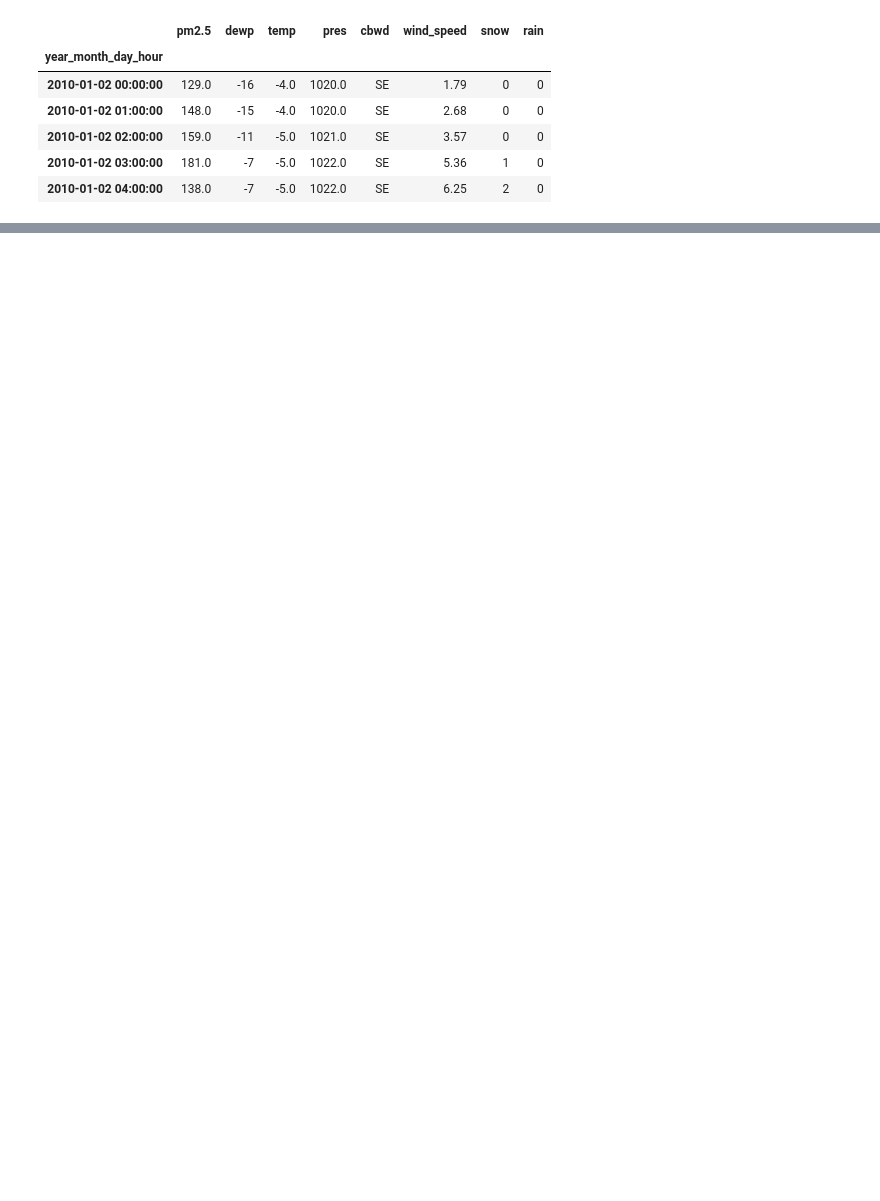
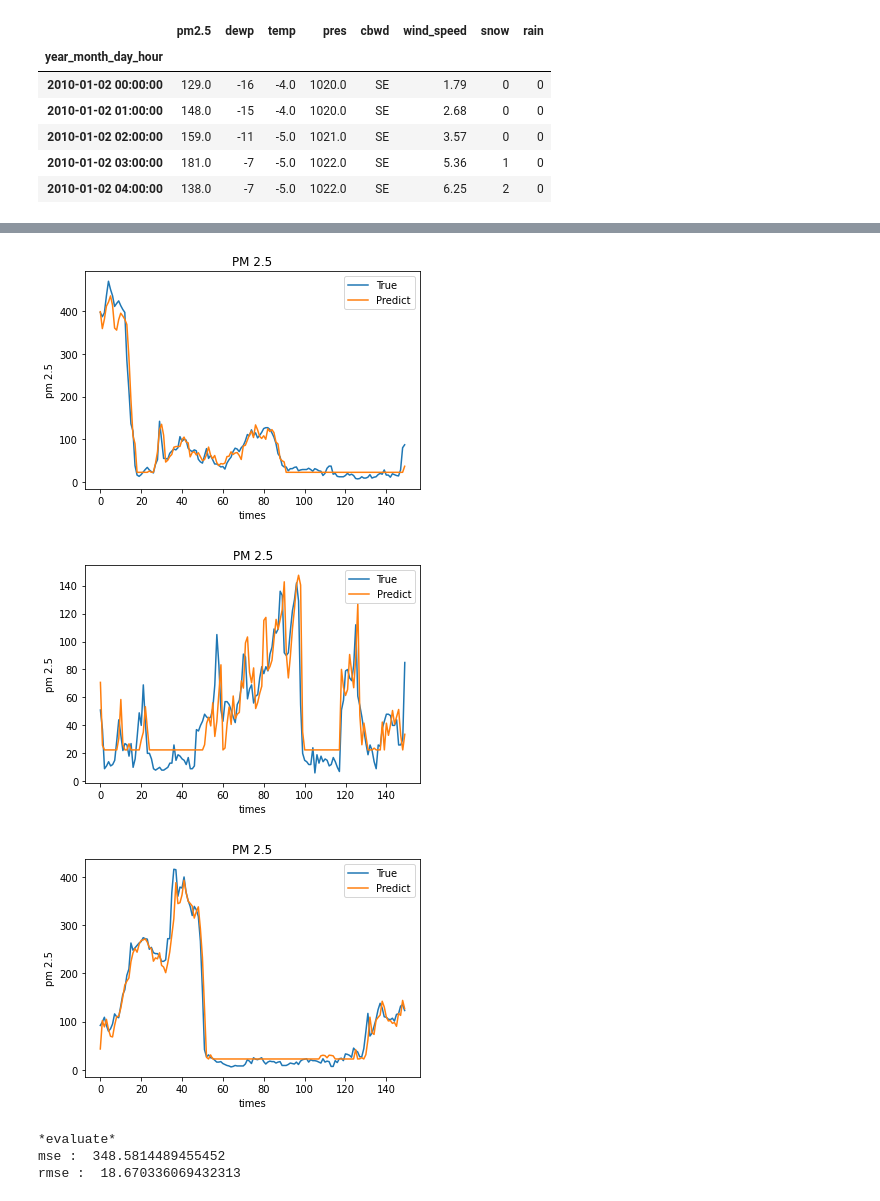
Before and after one commit to Gun1Yun/DL_Study, a Jupyter notebook: CNN/CNN.ipynb, the cells around one changed output, grey strips where cells are left out. Saved outputs shown, nothing was run; the diff lists cells and outputs as text; code cells hidden in the pictures; blank space fills up the shorter version.

```diff
--- a/CNN/CNN.ipynb
+++ b/CNN/CNN.ipynb
@@ -373,15 +412,16 @@ test_X, test_y = test[:, :-1], test[:, -1]
 
 # scaling
 scaler_x = MinMaxScaler()
-scaler_y = MinMaxScaler()
 scaled_x = scaler_x.fit_transform(train_X)
-scaled_y = scaler_y.fit_transform(train_y.reshape(-1, 1))
+
+test_X = scaler_x.transform(test_X)
 
 # reshape
 train_X = scaled_x.reshape(scaled_x.shape[0], last_hours, features)
 test_X = test_X.reshape(test_X.shape[0], last_hours, features)
 
 train_X = train_X.reshape(-1, 1, last_hours, features)
+test_X = test_X.reshape(-1, 1, last_hours, features)
 
 print(train_X.shape, train_y.shape, test_X.shape, test_y.shape)
 # %% [output]
@@ -446,0 +506,31 @@ print(idx)
+# %%
+# evaluate model with test data
+import numpy
+
+true = test_y.reshape(-1, 1)
+predict = model.predict(test_X)
+
+def graph(x_range, iters):
+    for i in range(iters):
+        plt.title('PM 2.5')
+        plt.plot(range(x_range), true[i*x_range:(i+1)*x_range], label='True')
+        plt.plot(range(x_range), predict[i*x_range:(i+1)*x_range], label='Predict')
+        plt.xlabel('times')
+        plt.ylabel('pm 2.5')
+        plt.legend(loc='upper right')
+        plt.show()
+
+graph(150, 3)
+# %% [output]
+[figure, added]
+[figure, added]
+[figure, added]
+# %%
+# mse, rmse
+print('*evaluate*')
+print('mse : ', MSE(predict, true))
+print('rmse : ', np.sqrt(MSE(predict, true)))
+# %% [output]
+*evaluate*
+mse :  348.5814489455452
+rmse :  18.670336069432313
```
Also changed, not shown: parts of 17 cells of this notebook.
